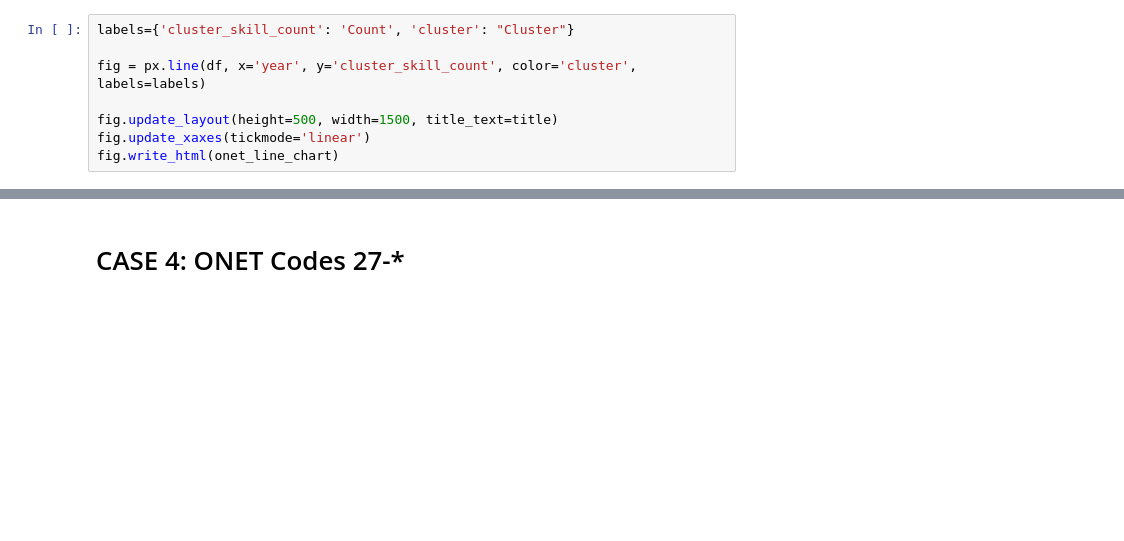
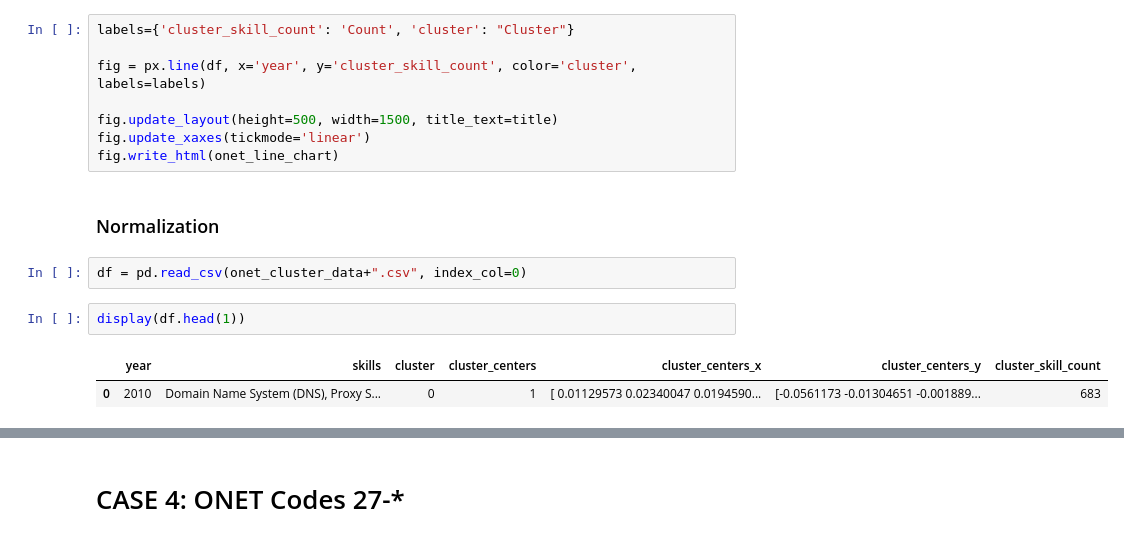
Before and after one commit to RutgersComLab/skill-analysis-media-domain, a Jupyter notebook: code/Skill Trend Analysis.ipynb, the cells around one changed output, grey strips where cells are left out. Drawn from its saved outputs; the diff is of its cells as text; blank space fills up the shorter version.

```diff
--- a/code/Skill Trend Analysis.ipynb
+++ b/code/Skill Trend Analysis.ipynb
@@ -759,3 +1110,12 @@ fig = px.line(df, x='year', y='cluster_skill_count', color='cluster', labels=lab
 fig.update_layout(height=500, width=1500, title_text=title)
 fig.update_xaxes(tickmode='linear')
 fig.write_html(onet_line_chart)
+# %% [markdown]
+### Normalization
+# %%
+df = pd.read_csv(onet_cluster_data+".csv", index_col=0)
+# %%
+display(df.head(1))
+# %% [output]
+|  | year | skills | cluster | cluster_centers | cluster_centers_x | cluster_centers_y | cluster_skill_count |
+| 0 | 2010 | Domain Name System (DNS), Proxy S... | 0 | 1 | [ 0.01129573 0.02340047 0.0194590... | [-0.0561173 -0.01304651 -0.001889... | 683 |
```
Also changed, not shown: parts of 56 cells of this notebook, 8 other files.
